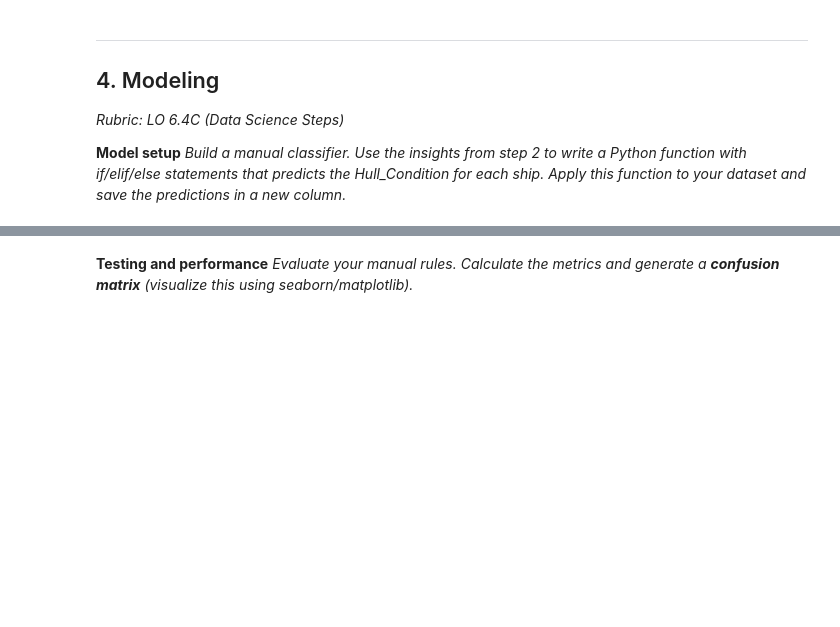
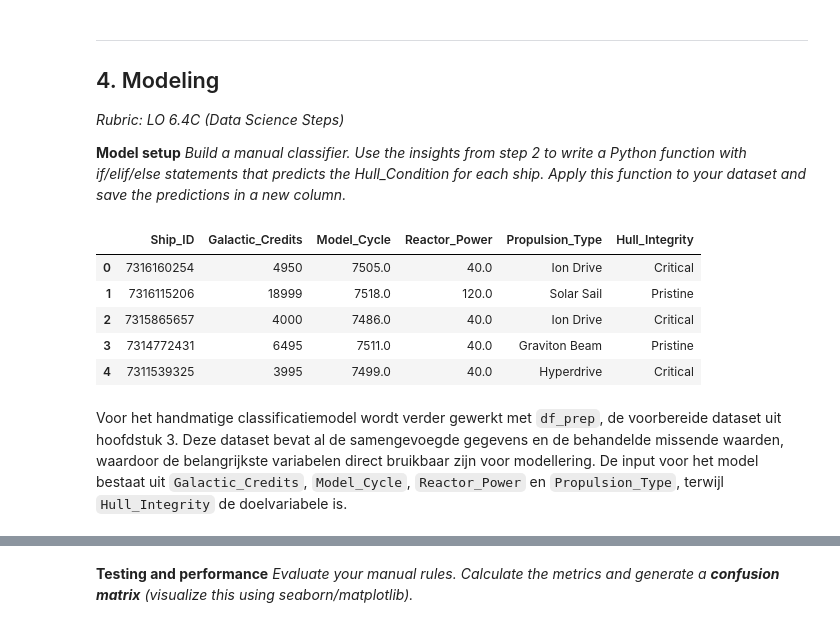
Before and after one commit to AchrafEAE/DDD, a Jupyter notebook: herkansing/iteratie2 herkansing.ipynb, the cells around one changed output, grey strips where cells are left out. Drawn from its saved outputs; the diff is of its cells as text; code cells hidden in the pictures; blank space fills up the shorter version.

Commit message:
hoofdstuk 4 bijna af

```diff
--- a/herkansing/iteratie2 herkansing.ipynb
+++ b/herkansing/iteratie2 herkansing.ipynb
@@ -661,4 +735,19 @@ De data preparation heeft de juiste resultaten opgeleverd. De merge is correct u
 **Model setup**
 *Build a manual classifier. Use the insights from step 2 to write a Python function with if/elif/else statements that predicts the Hull_Condition for each ship. Apply this function to your dataset and save the predictions in a new column.*
 # %%
-# CODE CELL: Model training and setup code
+df_model = df_prep.copy()
+
+display(
+    df_model[
+        ["Ship_ID", "Galactic_Credits", "Model_Cycle", "Reactor_Power", "Propulsion_Type", "Hull_Integrity"]
+    ].head()
+)
+# %% [output]
+|  | Ship_ID | Galactic_Credits | Model_Cycle | Reactor_Power | Propulsion_Type | Hull_Integrity |
+| 0 | 7316160254 | 4950 | 7505.0 | 40.0 | Ion Drive | Critical |
+| 1 | 7316115206 | 18999 | 7518.0 | 120.0 | Solar Sail | Pristine |
+| 2 | 7315865657 | 4000 | 7486.0 | 40.0 | Ion Drive | Critical |
+| 3 | 7314772431 | 6495 | 7511.0 | 40.0 | Graviton Beam | Pristine |
+| 4 | 7311539325 | 3995 | 7499.0 | 40.0 | Hyperdrive | Critical |
+# %% [markdown]
+Voor het handmatige classificatiemodel wordt verder gewerkt met `df_prep`, de voorbereide dataset uit hoofdstuk 3. Deze dataset bevat al de samengevoegde gegevens en de behandelde missende waarden, waardoor de belangrijkste variabelen direct bruikbaar zijn voor modellering. De input voor het model bestaat uit `Galactic_Credits`, `Model_Cycle`, `Reactor_Power` en `Propulsion_Type`, terwijl `Hull_Integrity` de doelvariabele is.
```
Also changed, not shown: parts of 15 cells of this notebook, 1 other file.
